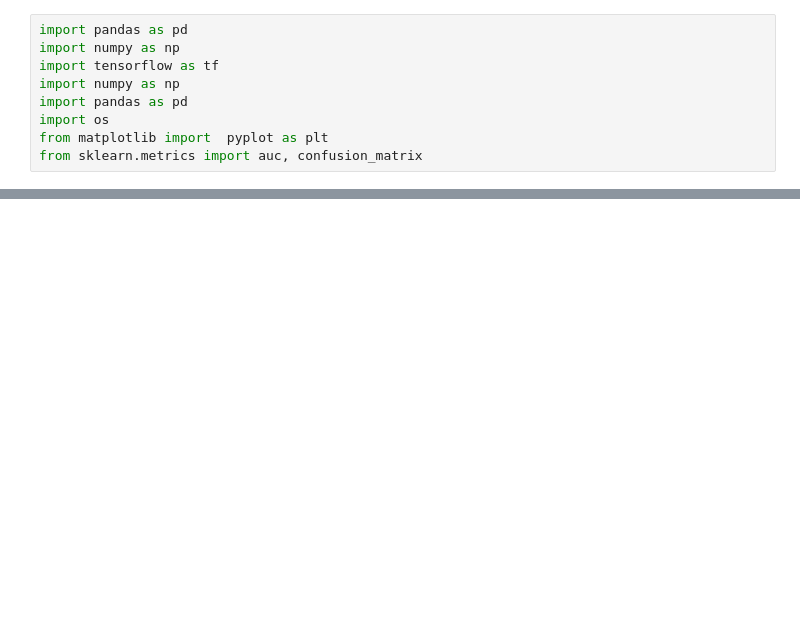
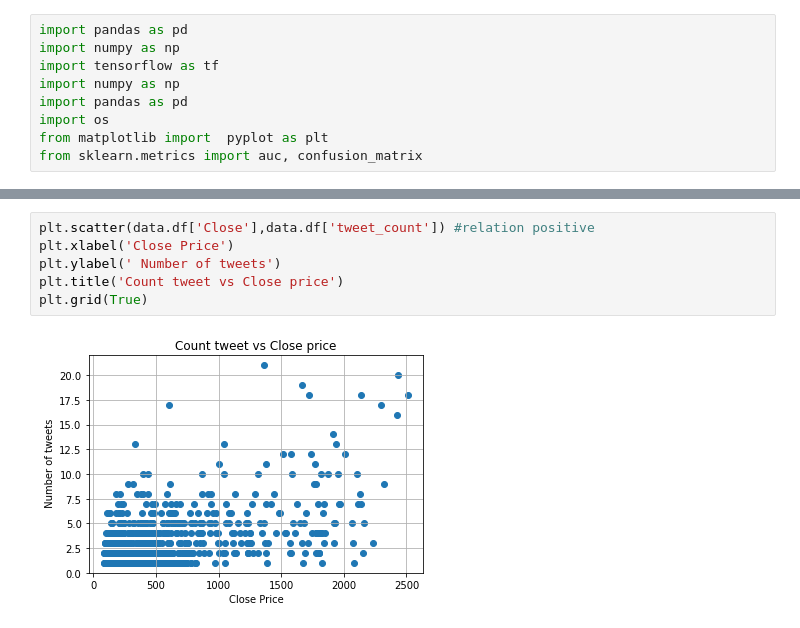
Before and after one commit to GuillaumePv/data-analysis-crypto, a Jupyter notebook: notebooks/debug_data.ipynb, the cells around one changed output, grey strips where cells are left out. Saved outputs shown, nothing was run; the diff lists cells and outputs as text; blank space fills up the shorter version.

```diff
--- a/notebooks/debug_data.ipynb
+++ b/notebooks/debug_data.ipynb
@@ -78,0 +96,8 @@ data.create_RNN_data(reg='return',LAG=10)
+# %%
+plt.scatter(data.df['Close'],data.df['tweet_count']) #relation positive
+plt.xlabel('Close Price')
+plt.ylabel(' Number of tweets')
+plt.title('Count tweet vs Close price')
+plt.grid(True)
+# %% [output]
+[figure, added]
```
Also changed, not shown: parts of 9 cells of this notebook, 5 other files.
